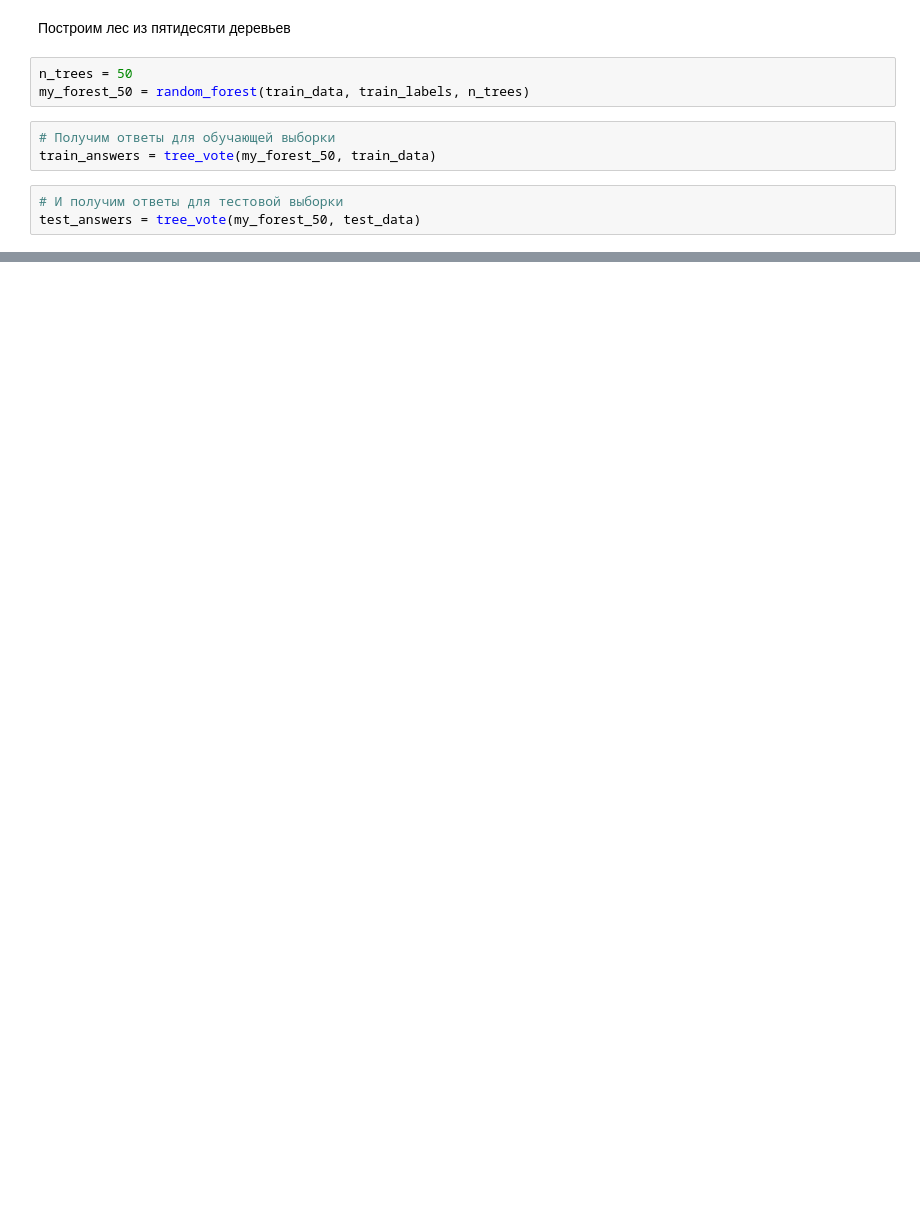
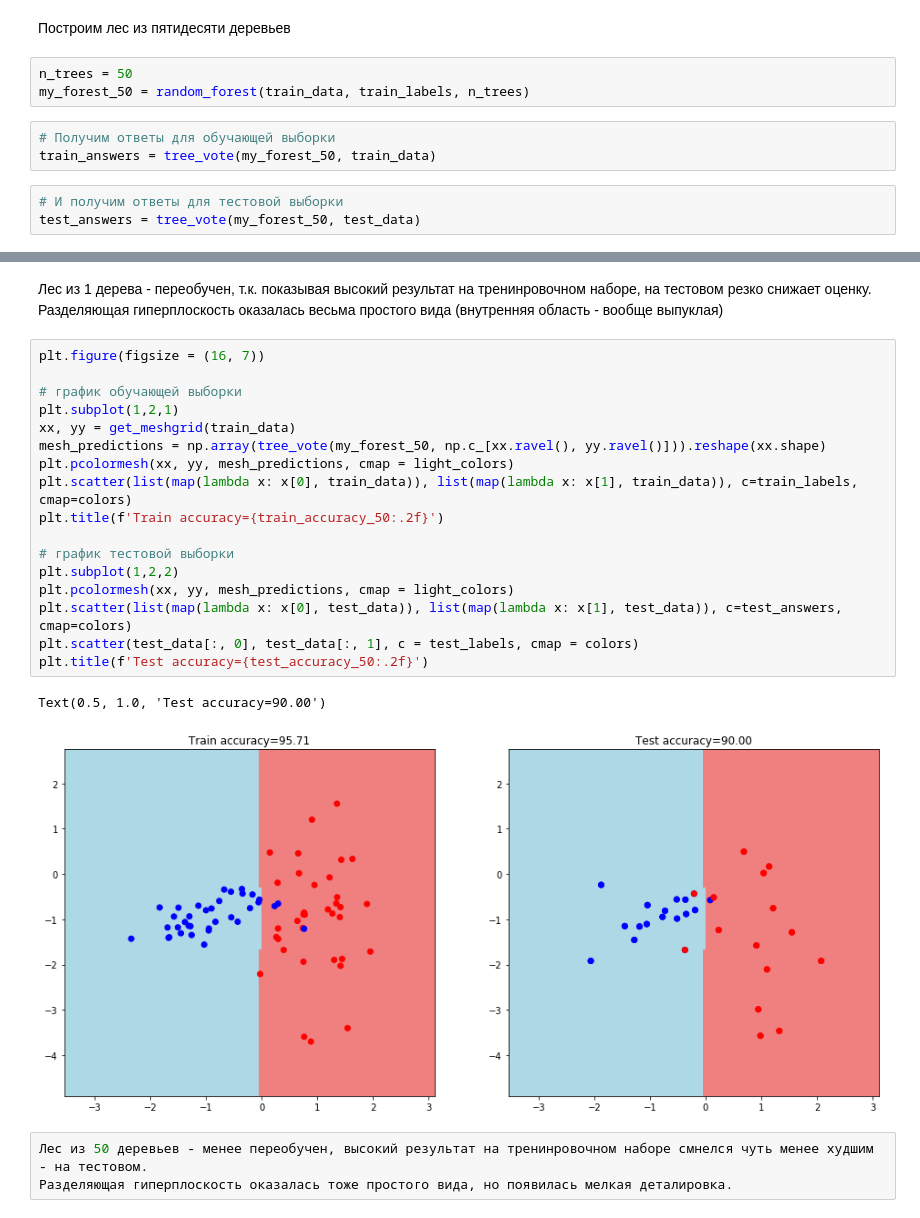
Before and after one commit to baydingv/AlgoForDA, a Jupyter notebook: hw_5.ipynb, the cells around one changed output, grey strips where cells are left out. Saved outputs shown, nothing was run; the diff lists cells and outputs as text; blank space fills up the shorter version.

Commit message:
lesson 5, добавил отрисовку результата, выводы по обученности леса

```diff
--- a/hw_5.ipynb
+++ b/hw_5.ipynb
@@ -393,0 +394,26 @@ Text(0.5, 1.0, 'Test accuracy=83.33')
+# %% [markdown]
+Лес из 1 дерева - переобучен, т.к. показывая высокий результат на тренинровочном наборе, на тестовом резко снижает оценку.
+Разделяющая гиперплоскость оказалась весьма простого вида (внутренняя область - вообще выпуклая)
+# %%
+plt.figure(figsize = (16, 7))
+
+# график обучающей выборки
+plt.subplot(1,2,1)
+xx, yy = get_meshgrid(train_data)
+mesh_predictions = np.array(tree_vote(my_forest_50, np.c_[xx.ravel(), yy.ravel()])).reshape(xx.shape)
+plt.pcolormesh(xx, yy, mesh_predictions, cmap = light_colors)
+plt.scatter(list(map(lambda x: x[0], train_data)), list(map(lambda x: x[1], train_data)), c=train_labels, cmap=colors)
+plt.title(f'Train accuracy={train_accuracy_50:.2f}')
+
+# график тестовой выборки
+plt.subplot(1,2,2)
+plt.pcolormesh(xx, yy, mesh_predictions, cmap = light_colors)
+plt.scatter(list(map(lambda x: x[0], test_data)), list(map(lambda x: x[1], test_data)), c=test_answers, cmap=colors)
+plt.scatter(test_data[:, 0], test_data[:, 1], c = test_labels, cmap = colors)
+plt.title(f'Test accuracy={test_accuracy_50:.2f}')
+# %% [output]
+Text(0.5, 1.0, 'Test accuracy=90.00')
+[figure, added]
+# %%
+Лес из 50 деревьев - менее переобучен, высокий результат на тренинровочном наборе смнелся чуть менее худшим - на тестовом.
+Разделяющая гиперплоскость оказалась тоже простого вида, но появилась мелкая деталировка.
```
Also changed, not shown: parts of 9 cells of this notebook.
